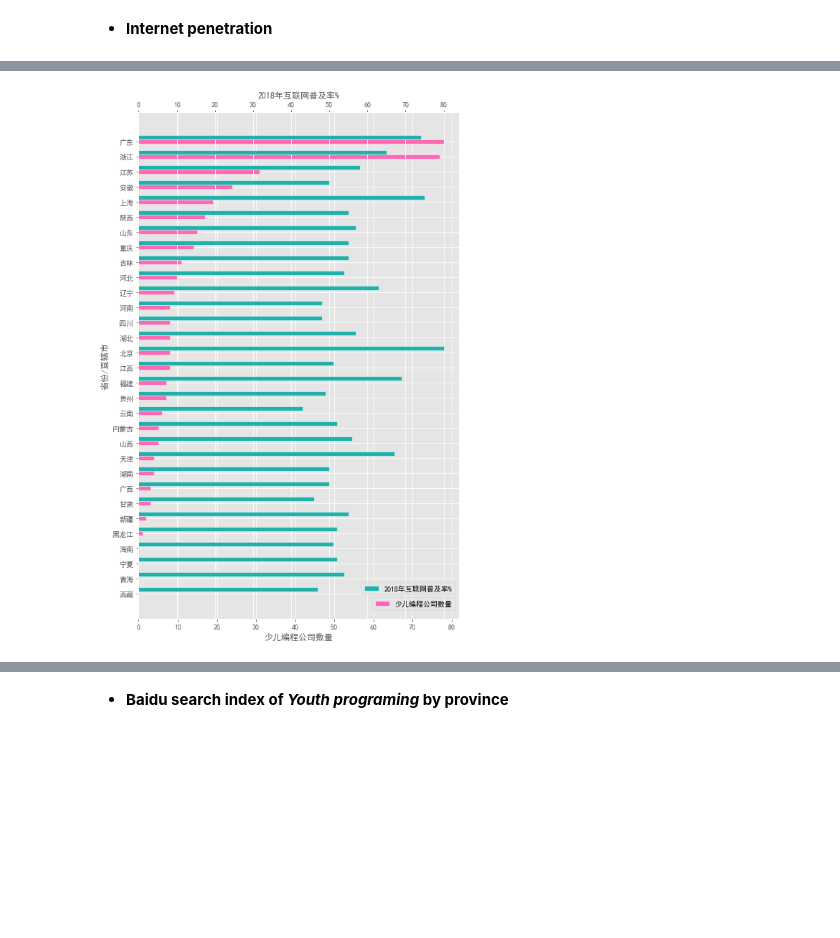
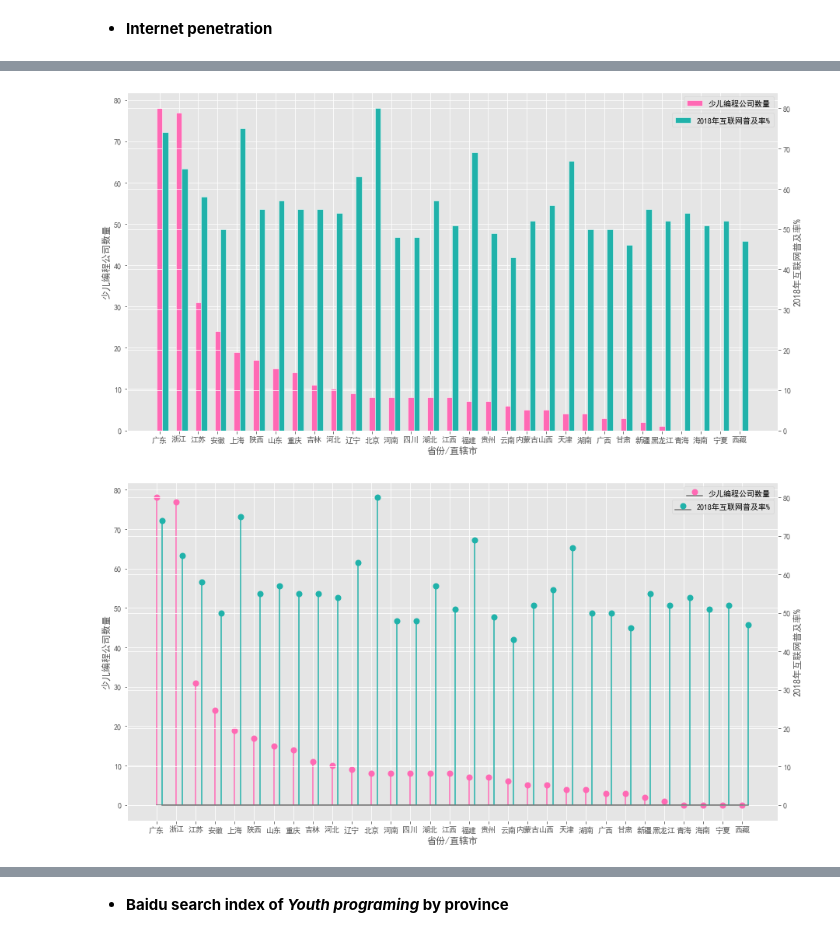
Before and after one commit to superhq221/hkbu_comm7330_2019, a Jupyter notebook: 7330group/program/7330group_dataprocessing__.ipynb, the cells around one changed output, grey strips where cells are left out. Saved outputs shown, nothing was run; the diff lists cells and outputs as text; code cells hidden in the pictures; blank space fills up the shorter version.

```diff
--- a/7330group/program/7330group_dataprocessing__.ipynb
+++ b/7330group/program/7330group_dataprocessing__.ipynb
@@ -88,13 +110,22 @@ memory usage: 2.9+ KB
 # %% [markdown]
     - Bubble chart
 # %%
+dzdp_comp= finaldf[['少儿编程公司数量','大众点评搜索数量']]
+plt.style.use('ggplot')
+# 正常显示中文
+plt.rcParams['font.sans-serif']=['SimHei']
+plt.rcParams['axes.unicode_minus'] = False
+
 plt.figure(figsize=(20, 9))
 plt.style.use('ggplot')
 
 # Draw a graph
-colors = np.random.rand(len(dzdp_comp.index))  # 气泡颜色数组
+colors = plt.cm.get_cmap(ValueColormap('大众点评搜索数量'))# 气泡颜色数组
+dzdp_comp['大众点评搜索数量']
 size = dzdp_comp['大众点评搜索数量'] # the size of circle represents the number of search result
-plt.scatter(dzdp_comp.index,dzdp_comp['少儿编程公司数量'],  s=size,c = colors, alpha=0.6)
+plt.scatter(dzdp_comp.index,dzdp_comp['少儿编程公司数量'],  s=size*1.2,c = dzdp_comp['大众点评搜索数量'],
+                     vmin=0, vmax=1500,edgecolor = 'lightcoral',cmap = colors, alpha=0.7)
+plt.colorbar()
 
 # Add label and annotates
 plt.xlabel('省份/直辖市',fontsize=15)
@@ -209,17 +229,17 @@ def Groupedlolli(groupeddata,label1,label2):
     ax1 = fig.add_subplot(111)
     ax1.set_ylabel(label1)
     ax1.set_xlabel("省份/直辖市")
-    plt.xticks(range(0,len(groupeddata.index)), groupeddata.index)
 
-    (markers, stemlines, baseline) = ax1.stem(x1_list,groupeddata[col1].values,markerfmt='o',label = label1)
+    (markers, stemlines, baseline) = ax1.stem(x1_list,groupeddata[col1].values,markerfmt='o',label = label1,use_line_collection = True)
+    plt.xticks(range(0,len(groupeddata.index)),groupeddata.index)
     plt.setp(markers, marker='o', markersize=6, c =color1, markeredgewidth=2)
-    plt.setp(stemlines, c =color1)
+    stemlines.set(color = color1)
     ax1.legend(bbox_to_anchor=(1,1))
 
     ax2 = ax1.twinx()
-    (markers, stemlines, baseline) = ax2.stem(x2_list,groupeddata[col2].values,markerfmt='o',label = label2)
+    (markers, stemlines, baseline) = ax2.stem(x2_list,groupeddata[col2].values,markerfmt='o',label = label2,use_line_collection = True)
     plt.setp(markers, marker='o', markersize=6, c =color2, markeredgewidth=2)
-    plt.setp(stemlines, c = color2)
+    stemlines.set(color = color2)
     ax2.legend(bbox_to_anchor=(1,0.96))
     ax2.set_ylabel(label2)
     plt.show()
@@ -299,7 +318,8 @@ Groupedlolli(zxrk_dzdp,'线下编程机构数量（via 大众点评）','小初
 # %%
 pjl_comp = finaldf.loc[:,['少儿编程公司数量','2018年互联网普及率%']]
-#GroupedBar(pjl_comp,'少儿编程公司数量','2018年互联网普及率%')
-#Groupedlolli(pjl_comp,'少儿编程公司数量','2018年互联网普及率%')
+GroupedBar(pjl_comp,'少儿编程公司数量','2018年互联网普及率%')
+Groupedlolli(pjl_comp,'少儿编程公司数量','2018年互联网普及率%')
 GroupedBarh(pjl_comp,'少儿编程公司数量','2018年互联网普及率%')
 # %% [output]
-[figure, old version]
+[figure, new version]
+[figure, added]
```
Also changed, not shown: parts of 24 cells of this notebook.
